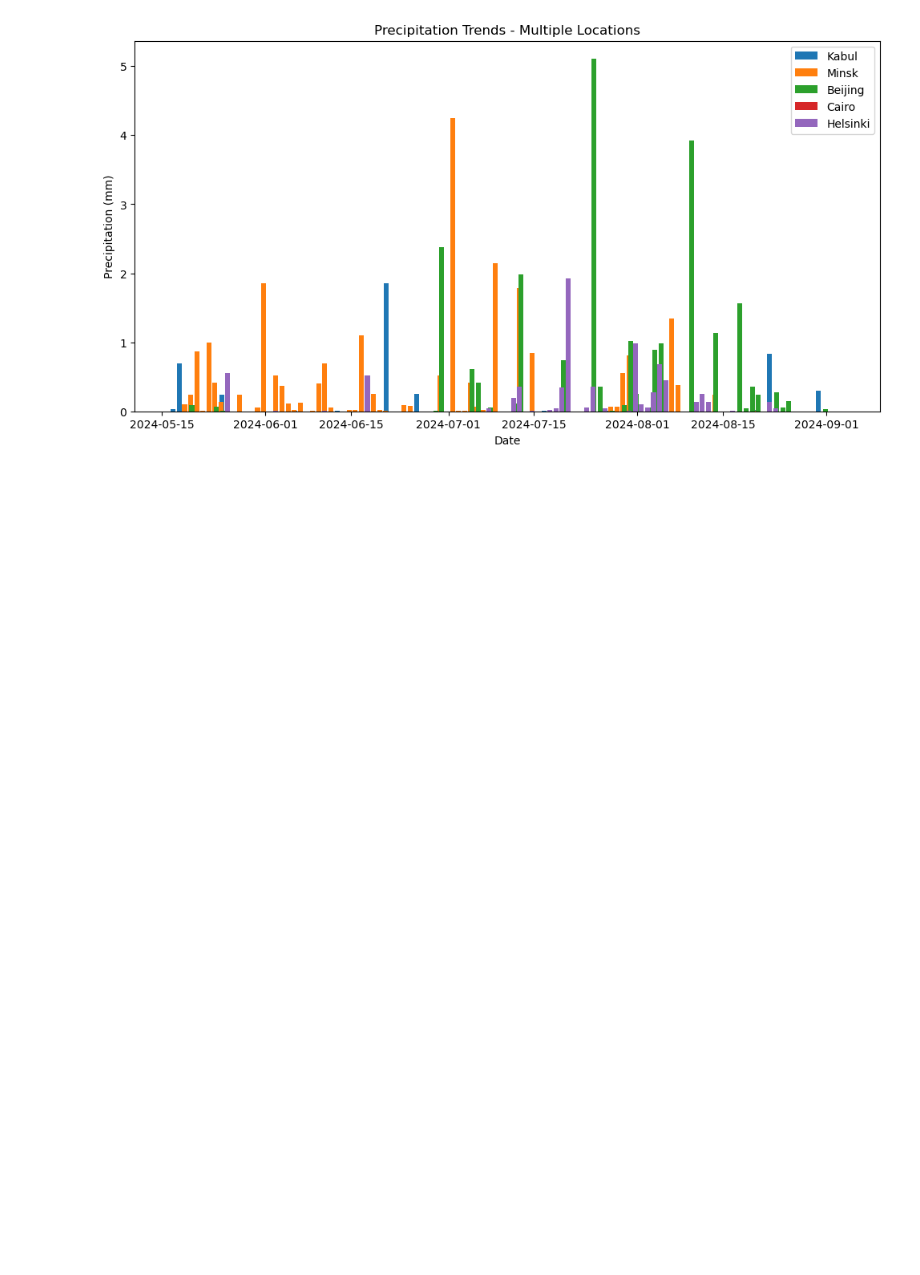
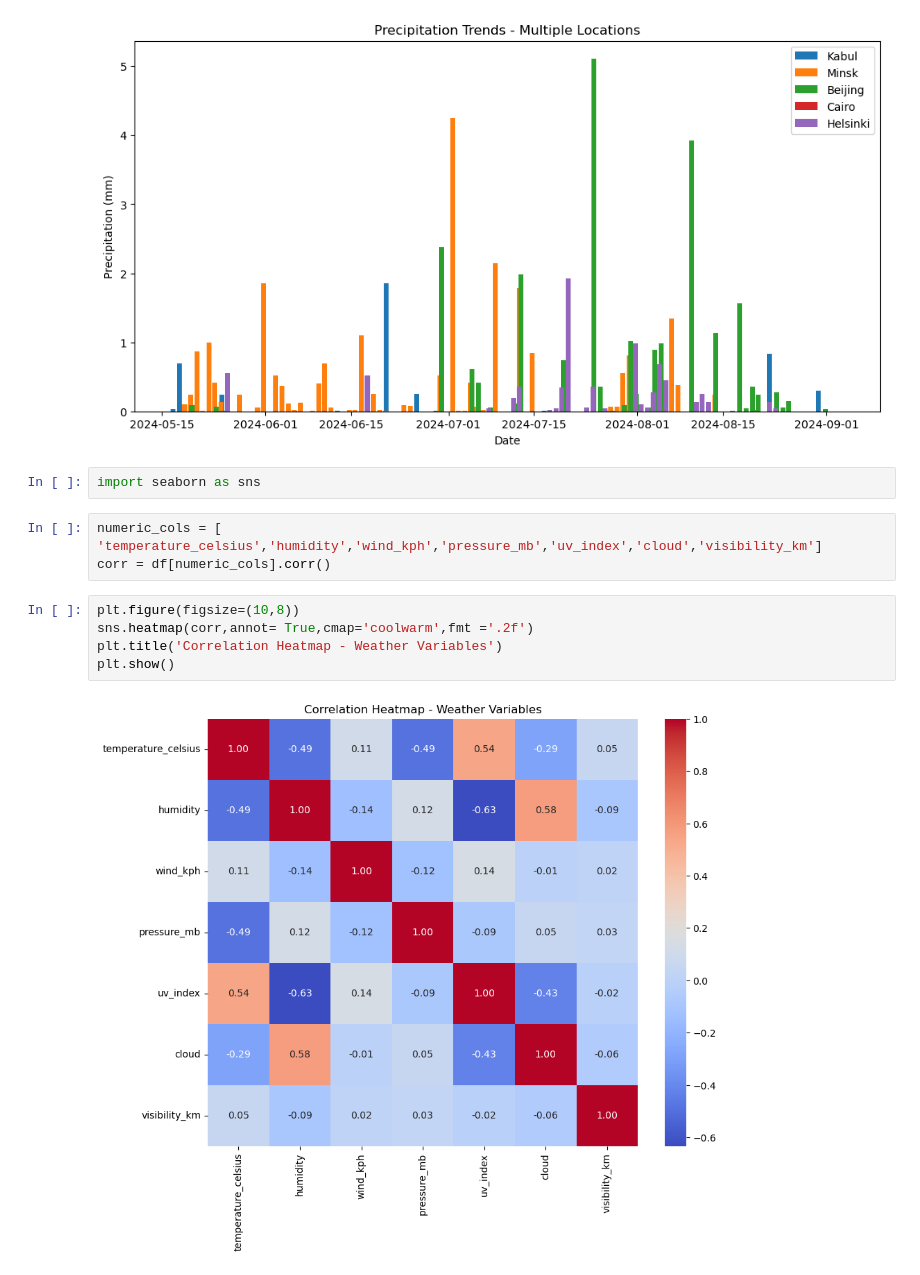
Before and after one commit to raaga-priya-p/weather-trend-forecasting, a Jupyter notebook: notebooks/01_data_exploration.ipynb, the cells around one changed output. Cells and saved outputs as stored; diff of their text form; blank space fills up the shorter version.

```diff
--- a/notebooks/01_data_exploration.ipynb
+++ b/notebooks/01_data_exploration.ipynb
@@ -357,3 +357,15 @@ plt.legend()
 plt.show()
 # %% [output]
 [figure]
+# %%
+import seaborn as sns
+# %%
+numeric_cols = [ 'temperature_celsius','humidity','wind_kph','pressure_mb','uv_index','cloud','visibility_km']
+corr = df[numeric_cols].corr()
+# %%
+plt.figure(figsize=(10,8))
+sns.heatmap(corr,annot= True,cmap='coolwarm',fmt ='.2f')
+plt.title('Correlation Heatmap - Weather Variables')
+plt.show()
+# %% [output]
+[figure, added]
```
Also changed, not shown: parts of 4 cells of this notebook.
